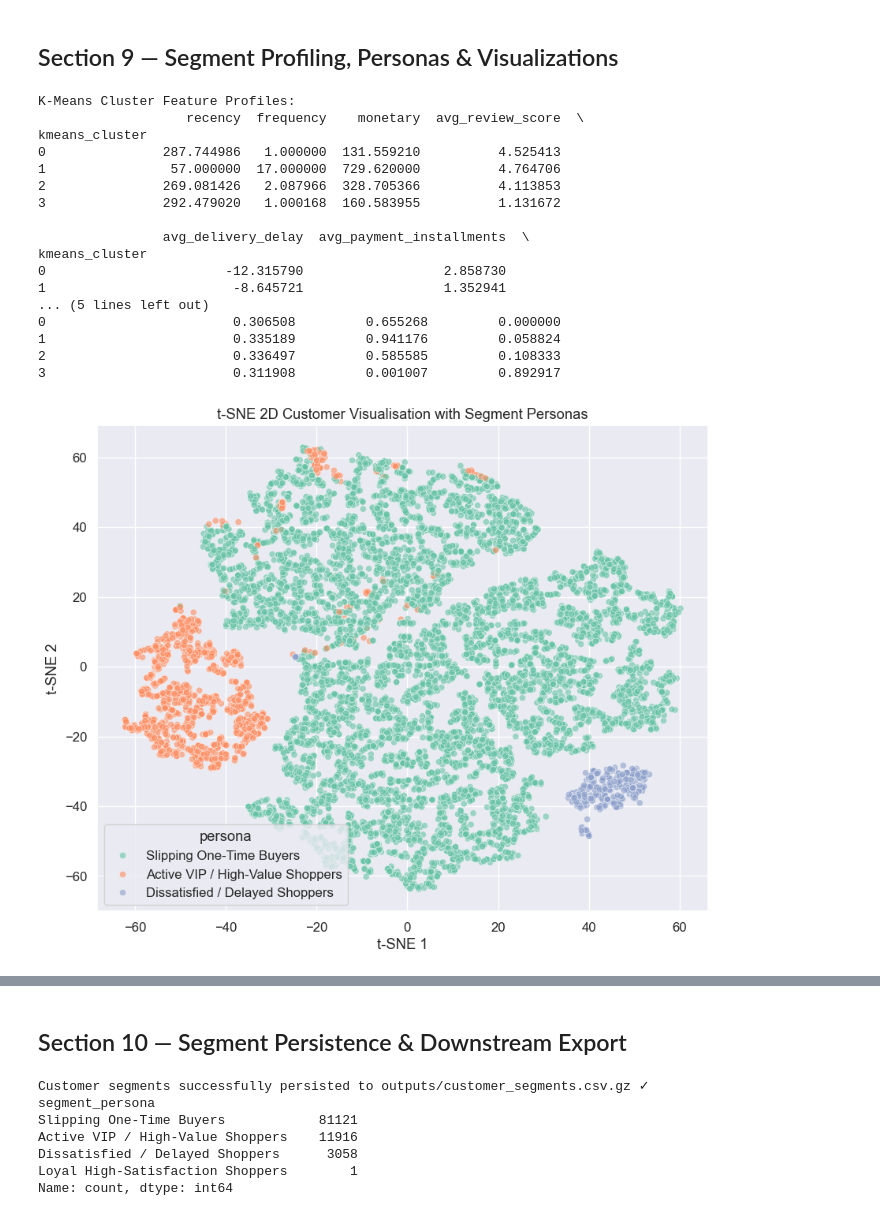
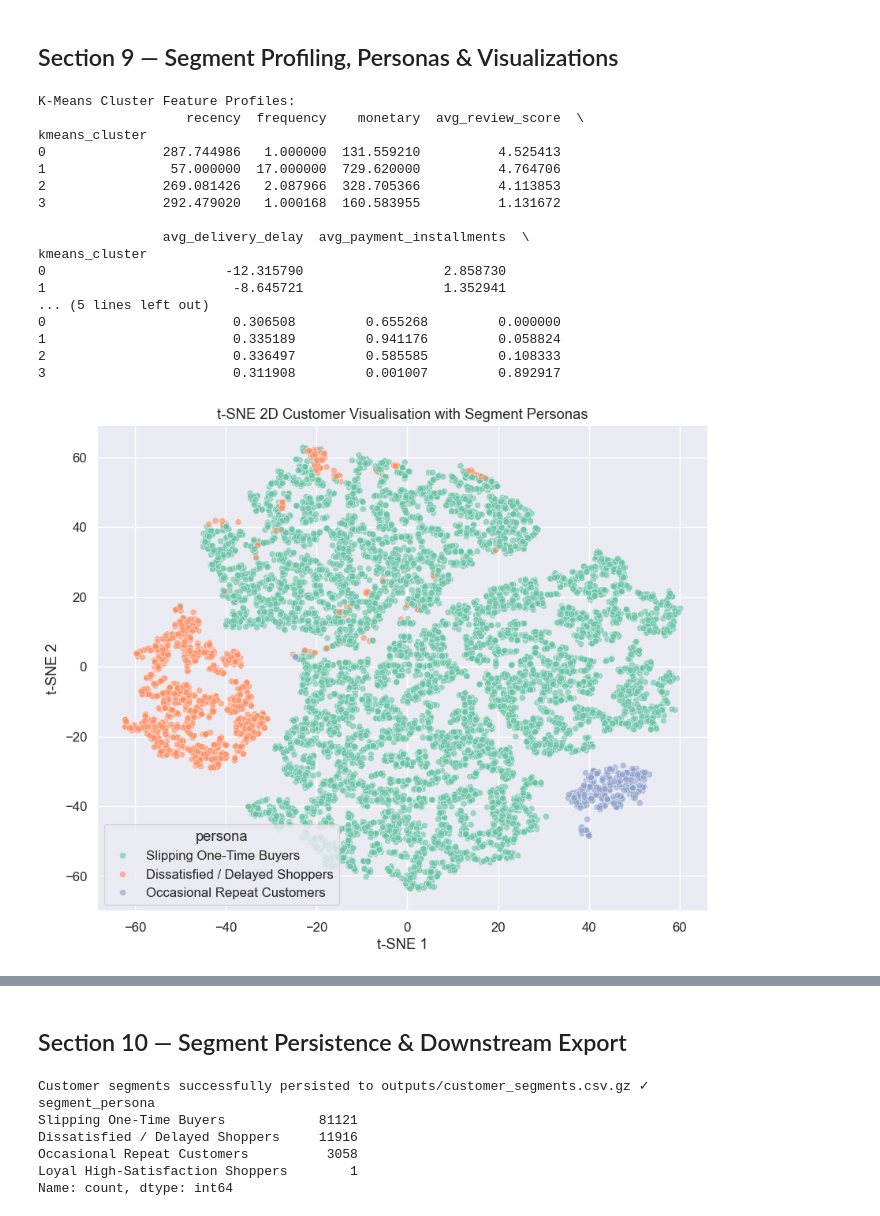
Before and after one commit to ikartiksavaliya/omni-retail-customer-analysis, a Jupyter notebook: project1_ecommerce_intelligence/04_customer_segmentation_clustering.ipynb, the cells around one changed output, grey strips where cells are left out. Drawn from its saved outputs; the diff is of its cells as text; code cells hidden in the pictures.

Commit message:
chore(nb04): save executed outputs and updated figures

```diff
--- a/project1_ecommerce_intelligence/04_customer_segmentation_clustering.ipynb
+++ b/project1_ecommerce_intelligence/04_customer_segmentation_clustering.ipynb
@@ -435,14 +447,13 @@ print(profile)
 # Analyzing Olist profile means:
 # Cluster 0: High recency (slipping), low frequency -> Slipping / One-Time Buyers
 # Cluster 1: High satisfaction (high 5-star ratio), high review score -> Loyal High-Satisfaction Champions
-# Cluster 2: Very high delay or high 1-star review -> Dissatisfied Customers / Late Deliveries
-# Cluster 3: Low recency (active), high frequency, high spend -> Active VIP / Value Shoppers
-
+# Cluster 2: frequency(modarate),rating good -> occasional repeat customer
+# Cluster 3: Very high delay or high 1-star review -> Dissatisfied Customers / Late Deliveries
 persona_map = {
     0: 'Slipping One-Time Buyers',
     1: 'Loyal High-Satisfaction Shoppers',
-    2: 'Dissatisfied / Delayed Shoppers',
-    3: 'Active VIP / High-Value Shoppers'
+    2: 'Occasional Repeat Customers',
+    3: 'Dissatisfied / Delayed Shoppers'
 }
 cust_df['segment_persona'] = cust_df['kmeans_cluster'].map(persona_map)
 
@@ -466,34 +477,34 @@ features_to_plot = ['recency', 'frequency', 'monetary', 'avg_review_score', 'avg
 normalized_profile = (profile - profile.mean()) / profile.std()
 normalized_profile.index = normalized_profile.index.map(persona_map)
 
 normalized_profile[features_to_plot].plot(kind='bar', figsize=(14, 7), colormap='coolwarm')
 plt.axhline(0, color='black', linewidth=1, linestyle='--')
 plt.title('Customer Segment Comparison (Normalized Mean Deviations)')
 plt.ylabel('Standard Deviations from Feature Mean')
 plt.xticks(rotation=15)
 plt.grid(True)
 plt.legend(bbox_to_anchor=(1.02, 1.0), loc='upper left')
 plt.savefig('plots/segment_profiles_comparison.png', bbox_inches='tight')
 plt.show()
 # %% [output]
 K-Means Cluster Feature Profiles:
                    recency  frequency    monetary  avg_review_score  \
 kmeans_cluster
 0               287.744986   1.000000  131.559210          4.525413
 1                57.000000  17.000000  729.620000          4.764706
 2               269.081426   2.087966  328.705366          4.113853
 3               292.479020   1.000168  160.583955          1.131672
 
                 avg_delivery_delay  avg_payment_installments  \
 kmeans_cluster
 0                       -12.315790                  2.858730
 1                        -8.645721                  1.352941
 ... (5 lines left out)
 0                        0.306508         0.655268         0.000000
 1                        0.335189         0.941176         0.058824
 2                        0.336497         0.585585         0.108333
 3                        0.311908         0.001007         0.892917
-[figure, old version]
+[figure, new version]
 [figure]
 # %% [markdown]
 ## Section 10 — Segment Persistence & Downstream Export
@@ -506,7 +517,7 @@ print(cust_df['segment_persona'].value_counts())
 Customer segments successfully persisted to outputs/customer_segments.csv.gz ✓
 segment_persona
 Slipping One-Time Buyers            81121
-Active VIP / High-Value Shoppers    11916
-Dissatisfied / Delayed Shoppers      3058
+Dissatisfied / Delayed Shoppers     11916
+Occasional Repeat Customers          3058
 Loyal High-Satisfaction Shoppers        1
 Name: count, dtype: int64
```
Also changed, not shown: parts of 1 cell of this notebook, 2 other files.
